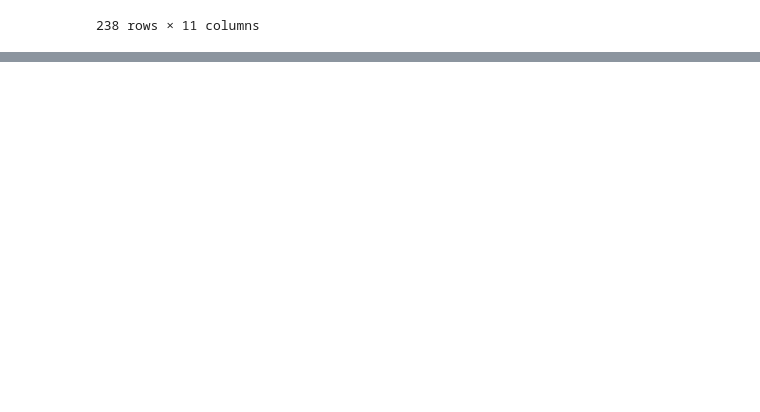
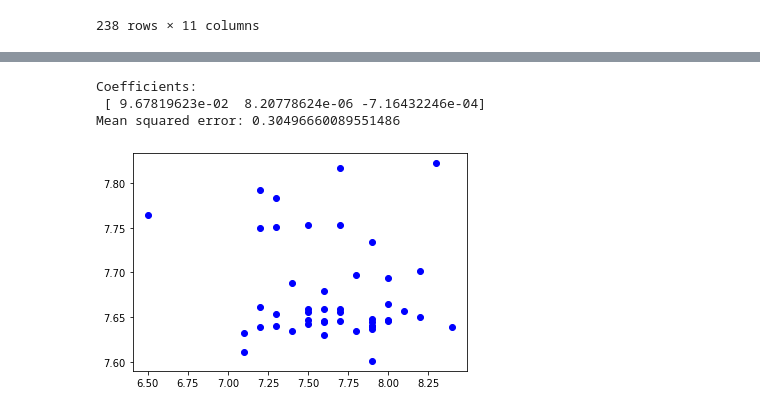
Before and after one commit to Domyy95/CDA, a Jupyter notebook: Model.ipynb, the cells around one changed output, grey strips where cells are left out. Saved outputs shown, nothing was run; the diff lists cells and outputs as text; code cells hidden in the pictures; blank space fills up the shorter version.

Commit message:
Trying some models

```diff
--- a/Model.ipynb
+++ b/Model.ipynb
@@ -55,3 +55,32 @@ data[['Media Expediente','Media PAU','NumBib 2 km','NumBib 5 km','NumBib 8 km','
 | NumBib 8 km | -0.046825 | 0.062076 | 0.681658 | 0.823699 | 1.000000 | 0.887396 | 0.224689 |
 | NumBib 10 km | -0.046663 | 0.043815 | 0.625300 | 0.755935 | 0.887396 | 1.000000 | 0.206015 |
 | private | 0.070004 | 0.109077 | 0.235951 | 0.247557 | 0.224689 | 0.206015 | 1.000000 |
+# %%
+from sklearn import linear_model
+import sklearn
+msk = np.random.rand(len(data)) < 0.8
+msk
+train = data[msk]
+test = data[~msk]
+
+X_train = train[['private','income','NumBib 2 km']]
+Y_train = train['Media Expediente']
+
+Y_test = test[['private','income','NumBib 2 km']]
+
+regr = linear_model.LinearRegression()
+regr.fit(X_train, Y_train)
+prediction = regr.predict(test[['private','income','NumBib 2 km']])
+print('Coefficients: \n', regr.coef_)
+# The mean squared error
+print('Mean Abs Error: ' + str(sklearn.metrics.mean_absolute_error(test[['Media Expediente']], prediction)))
+# %% [output]
+Coefficients:
+ [ 9.67819623e-02  8.20778624e-06 -7.16432246e-04]
+Mean squared error: 0.30496660089551486
+# %%
+import matplotlib.pyplot as plt
+plt.plot(test[['Media Expediente']],prediction,'bo')
+plt.show()
+# %% [output]
+[figure, added]
```
Also changed, not shown: parts of 6 cells of this notebook.
